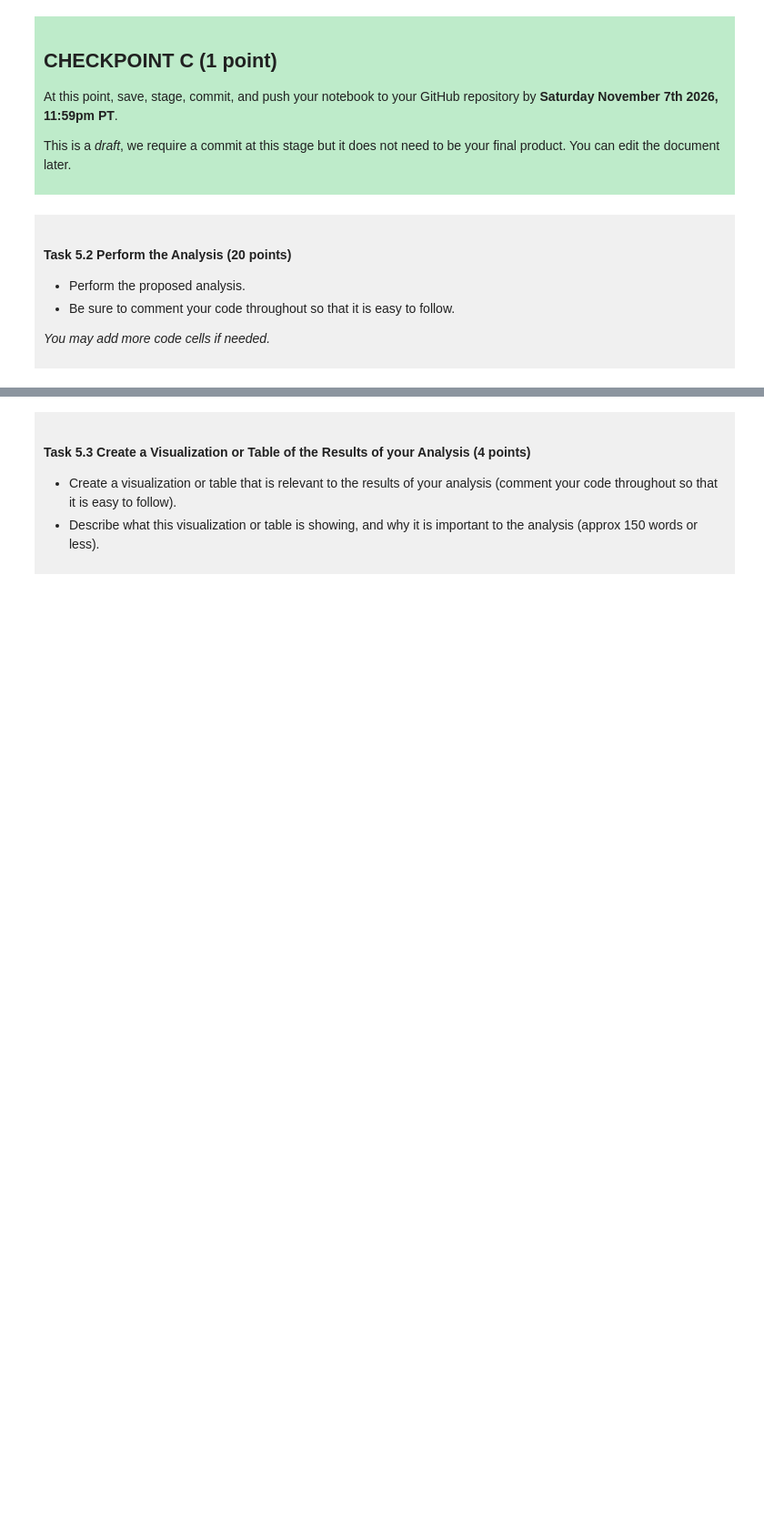
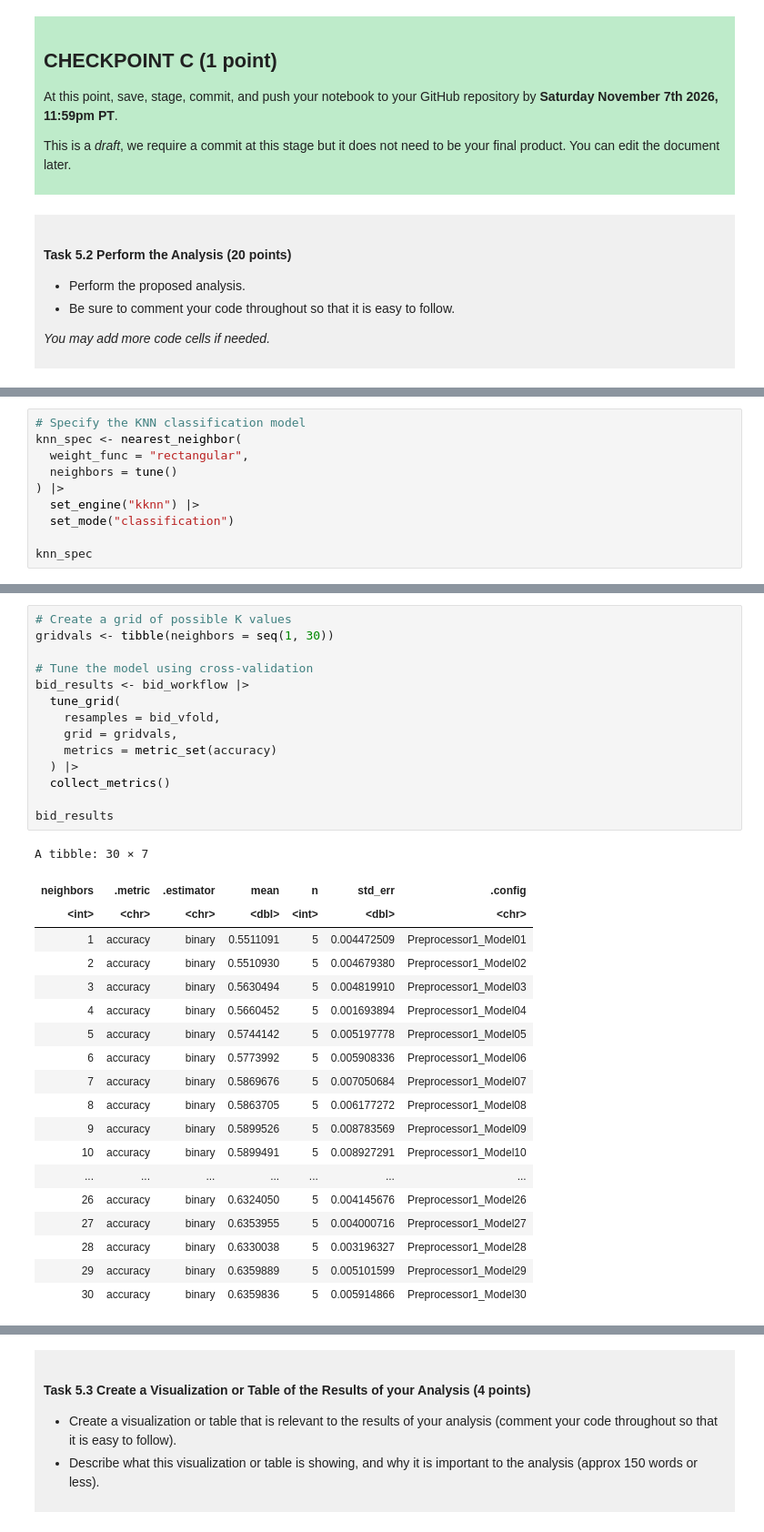
Before and after one commit to ClareLiao/dsci-100-project-Jiaying-Liao, a Jupyter notebook: dsci-100-project-notebook.ipynb, the cells around one changed output, grey strips where cells are left out. Shown at 91% size. Cells and saved outputs as stored; diff of their text form; blank space fills up the shorter version.

```diff
--- a/dsci-100-project-notebook.ipynb
+++ b/dsci-100-project-notebook.ipynb
@@ -455,0 +515,10 @@ This is a *draft*, we require a commit at this stage but it does not need to be
+# %%
+# Specify the KNN classification model
+knn_spec <- nearest_neighbor(
+  weight_func = "rectangular",
+  neighbors = tune()
+) |>
+  set_engine("kknn") |>
+  set_mode("classification")
+
+knn_spec
@@ -455,0 +586,34 @@ This is a *draft*, we require a commit at this stage but it does not need to be
+# %%
+# Create a grid of possible K values
+gridvals <- tibble(neighbors = seq(1, 30))
+
+# Tune the model using cross-validation
+bid_results <- bid_workflow |>
+  tune_grid(
+    resamples = bid_vfold,
+    grid = gridvals,
+    metrics = metric_set(accuracy)
+  ) |>
+  collect_metrics()
+
+bid_results
+# %% [output]
+A tibble: 30 × 7
+| neighbors | .metric | .estimator | mean | n | std_err | .config |
+| <int> | <chr> | <chr> | <dbl> | <int> | <dbl> | <chr> |
+| 1 | accuracy | binary | 0.5511091 | 5 | 0.004472509 | Preprocessor1_Model01 |
+| 2 | accuracy | binary | 0.5510930 | 5 | 0.004679380 | Preprocessor1_Model02 |
+| 3 | accuracy | binary | 0.5630494 | 5 | 0.004819910 | Preprocessor1_Model03 |
+| 4 | accuracy | binary | 0.5660452 | 5 | 0.001693894 | Preprocessor1_Model04 |
+| 5 | accuracy | binary | 0.5744142 | 5 | 0.005197778 | Preprocessor1_Model05 |
+| 6 | accuracy | binary | 0.5773992 | 5 | 0.005908336 | Preprocessor1_Model06 |
+| 7 | accuracy | binary | 0.5869676 | 5 | 0.007050684 | Preprocessor1_Model07 |
+| 8 | accuracy | binary | 0.5863705 | 5 | 0.006177272 | Preprocessor1_Model08 |
+| 9 | accuracy | binary | 0.5899526 | 5 | 0.008783569 | Preprocessor1_Model09 |
+| 10 | accuracy | binary | 0.5899491 | 5 | 0.008927291 | Preprocessor1_Model10 |
+| ... | ... | ... | ... | ... | ... | ... |
+| 26 | accuracy | binary | 0.6324050 | 5 | 0.004145676 | Preprocessor1_Model26 |
+| 27 | accuracy | binary | 0.6353955 | 5 | 0.004000716 | Preprocessor1_Model27 |
+| 28 | accuracy | binary | 0.6330038 | 5 | 0.003196327 | Preprocessor1_Model28 |
+| 29 | accuracy | binary | 0.6359889 | 5 | 0.005101599 | Preprocessor1_Model29 |
+| 30 | accuracy | binary | 0.6359836 | 5 | 0.005914866 | Preprocessor1_Model30 |
```
Also changed, not shown: parts of 18 cells of this notebook.
